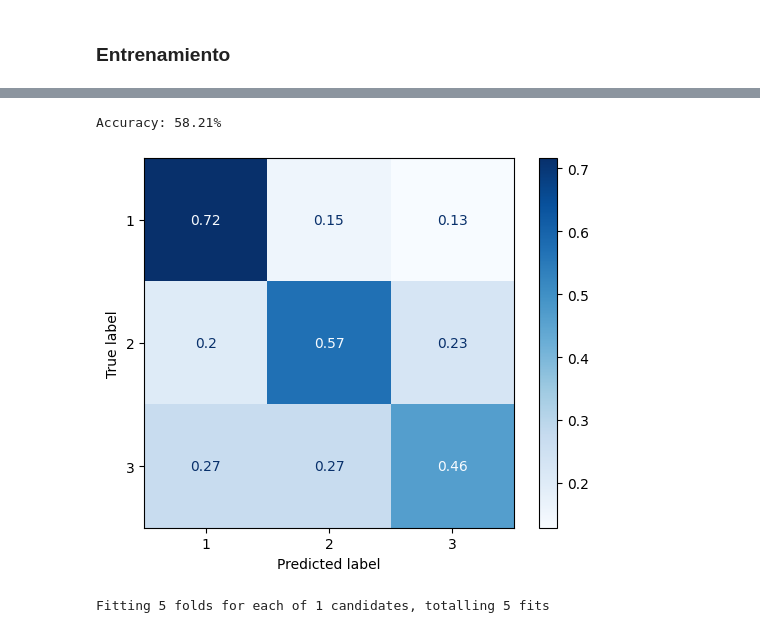
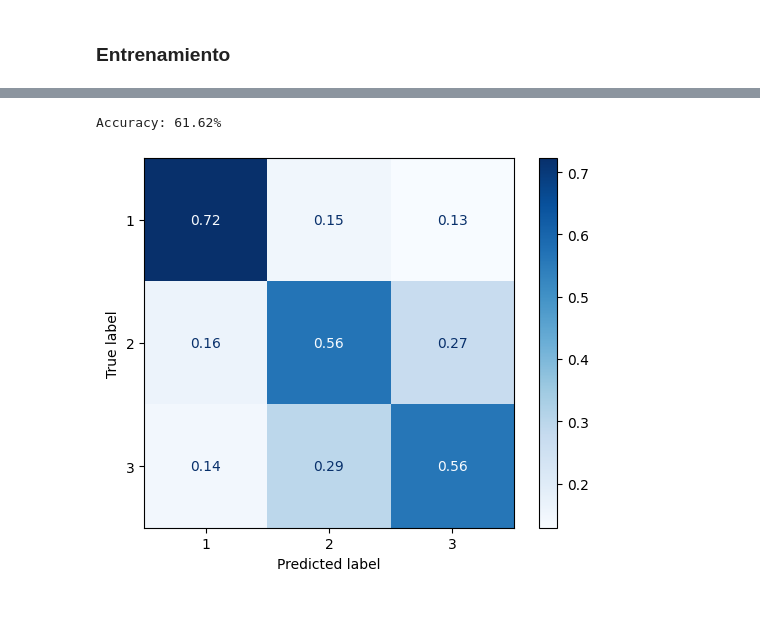
Before and after one commit to JavierGilRodriguez/ProyectoSI, a Jupyter notebook: Proyecto.ipynb, the cells around one changed output, grey strips where cells are left out. Cells and saved outputs as stored; diff of their text form; code cells hidden in the pictures.

```diff
--- a/Proyecto.ipynb
+++ b/Proyecto.ipynb
@@ -163,13 +224,42 @@ from sklearn.neighbors import NearestCentroid
 from sklearn.svm import LinearSVC
 from sklearn.metrics import accuracy_score
 from sklearn.model_selection import cross_val_score
+from sklearn.ensemble import VotingClassifier
+from sklearn.ensemble import BaggingClassifier
+from sklearn.ensemble import AdaBoostClassifier
+from sklearn.ensemble import GradientBoostingClassifier
+from sklearn.svm import SVC
 
-rf = RandomForestClassifier(random_state=42)
-knn = KNeighborsClassifier()
+rf = RandomForestClassifier(n_estimators = 180,
+                            min_samples_split = 2,
+                            min_samples_leaf = 2,
+                            max_features = 'sqrt',
+                            max_depth = 30,
+                            criterion = 'gini',
+                            bootstrap = False,
+                            random_state=42)
+
+knn = KNeighborsClassifier(leaf_size=1, n_neighbors=1, p=1)
+svc = SVC(kernel='rbf', probability=True, random_state=42)
+sclf_pass_false = StackingClassifier(estimators=[('rf', rf), ('knn', knn)], passthrough=False)
+sclf_pass_true = StackingClassifier(estimators=[('rf', rf), ('knn', knn)], passthrough=True)
+vc = VotingClassifier(estimators=[('rf', rf), ('knn', knn), ('st', sclf_pass_false)])
+bag = BaggingClassifier(rf, n_estimators=10, max_samples=0.05, random_state=42)
+adaboost = AdaBoostClassifier(n_estimators=10, random_state=42)
+gb = GradientBoostingClassifier(n_estimators=10, learning_rate=1.0, criterion='mse', max_depth=1, random_state=42)
+
+
 
 regs = {
     "RandomForest": rf,
-    "KNN": knn
+    "KNN": knn,
+    "VotingClassifier": vc,
+    "BaggingClassifier": bag,
+    "AdaBoostClassifier": adaboost,
+    "GradientBoosting": gb,
+    "Stacking_con_passthrough": sclf_pass_true,
+    "Stacking_sin_passthrough": sclf_pass_false
+
 }
 
 scores = {
@@ -196,38 +309,17 @@ scores
 # %%
 from sklearn.metrics import accuracy_score
 from sklearn.metrics import plot_confusion_matrix
 
-rf.fit(X_train, y_train)
-y_pred = rf.predict(X_test)
+sclf_pass_false.fit(X_train, y_train)
+y_pred = sclf_pass_false.predict(X_test)
 accuracy = accuracy_score(y_test, y_pred)
 print("Accuracy: %.2f%%" % (accuracy * 100.0))
 
 
-plot_confusion_matrix(rf, X_test, y_test, cmap='Blues', normalize='true')
+plot_confusion_matrix(sclf_pass_false, X_test, y_test, cmap='Blues', normalize='true')
 
 plt.show()
 # %% [output]
-Accuracy: 58.21%
+Accuracy: 61.62%
-[figure, old version]
+[figure, new version]
-# %%
-from sklearn.model_selection import GridSearchCV
-from sklearn.model_selection import RandomizedSearchCV
-
-param_grid_rForest = {
-    'bootstrap': [True, False],
-    'max_depth': [None, 10, 20, 30, 40, 50, 100, 200, 500],
-    'max_features': ["sqrt", "log2", None],
-    'min_samples_leaf': [1, 2, 5, 10],
-    'min_samples_split': [2, 5, 10],
-    'criterion': ["gini", "entropy", "log_loss"],
-    'n_estimators': [int(x) for x in np.linspace(10, 1000, num=100)]
-}
-
-rForest_grid = RandomizedSearchCV(
-    estimator=RandomForestClassifier(), param_distributions = param_grid_rForest, n_iter=1, cv=5, n_jobs=-1, verbose=2)
-
-rForest_grid.fit(X_sm1, y_sm1)
-rForest_grid.best_params_
-# %% [output]
-Fitting 5 folds for each of 1 candidates, totalling 5 fits
 # %% [markdown]
```
Also changed, not shown: parts of 10 cells of this notebook.
